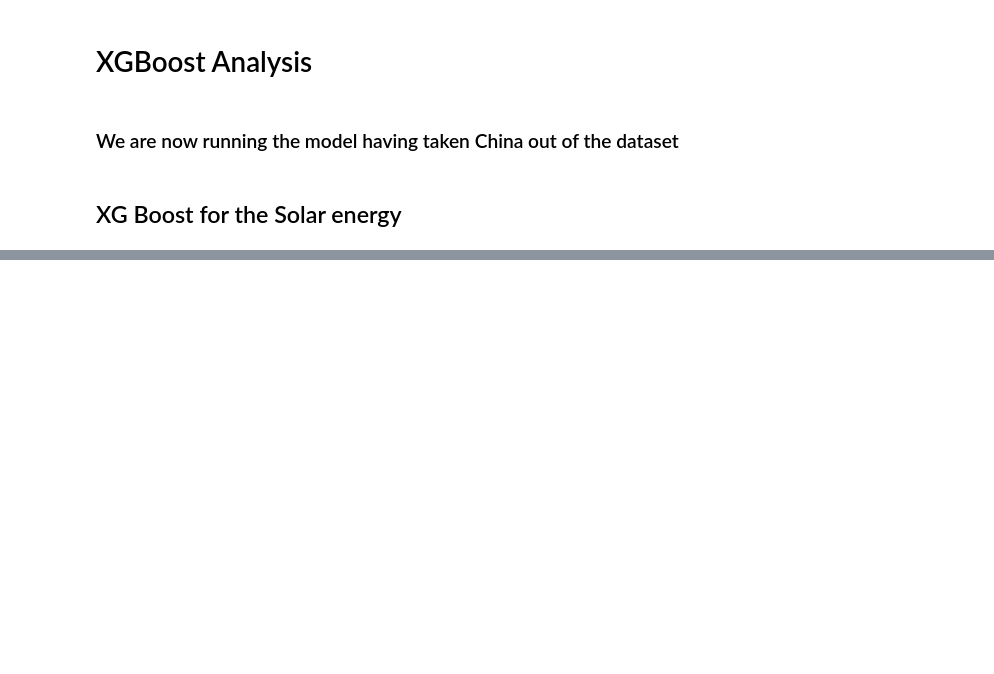
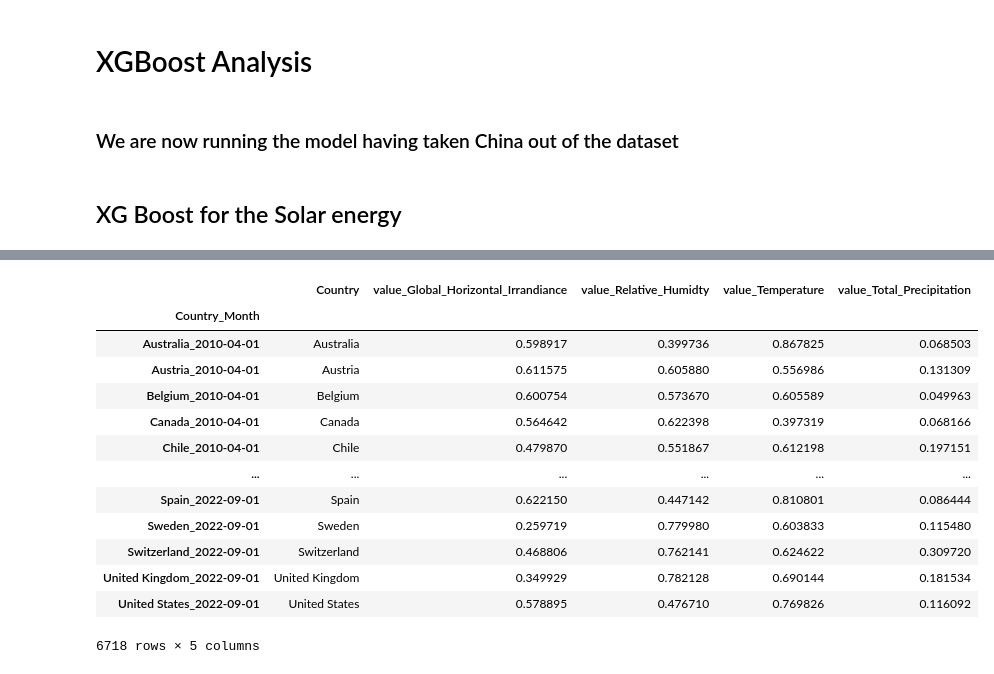
Before and after one commit to VonRiecken/Power-Predict, a Jupyter notebook: notebooks/weather_extraction_20231204.ipynb, the cells around one changed output, grey strips where cells are left out. Saved outputs shown, nothing was run; the diff lists cells and outputs as text; code cells hidden in the pictures; blank space fills up the shorter version.

```diff
--- a/notebooks/weather_extraction_20231204.ipynb
+++ b/notebooks/weather_extraction_20231204.ipynb
@@ -1391,0 +1430,23 @@ plt.show()
+# %%
+# Separating features and target variables
+X = df.drop(['Unnamed: 0', 'Month_year', 'Balance',
+             'Combustible_Renewables', 'Hydro', 'Other_Renewables', 'Solar',
+             'Total_Renewables__Hydro__Geo__Solar__Wind__Other_', 'Wind',
+             'total_sol_wind_hyd', 'value_CDD_18', 'value_CDD_21',
+             'value_HDD_16', 'value_HDD_18', 'value_Heat_index',], axis=1)
+X
+# %% [output]
+|  | Country | value_Global_Horizontal_Irrandiance | value_Relative_Humidty | value_Temperature | value_Total_Precipitation |
+| Country_Month |  |  |  |  |  |
+| Australia_2010-04-01 | Australia | 0.598917 | 0.399736 | 0.867825 | 0.068503 |
+| Austria_2010-04-01 | Austria | 0.611575 | 0.605880 | 0.556986 | 0.131309 |
+| Belgium_2010-04-01 | Belgium | 0.600754 | 0.573670 | 0.605589 | 0.049963 |
+| Canada_2010-04-01 | Canada | 0.564642 | 0.622398 | 0.397319 | 0.068166 |
+| Chile_2010-04-01 | Chile | 0.479870 | 0.551867 | 0.612198 | 0.197151 |
+| ... | ... | ... | ... | ... | ... |
+| Spain_2022-09-01 | Spain | 0.622150 | 0.447142 | 0.810801 | 0.086444 |
+| Sweden_2022-09-01 | Sweden | 0.259719 | 0.779980 | 0.603833 | 0.115480 |
+| Switzerland_2022-09-01 | Switzerland | 0.468806 | 0.762141 | 0.624622 | 0.309720 |
+| United Kingdom_2022-09-01 | United Kingdom | 0.349929 | 0.782128 | 0.690144 | 0.181534 |
+| United States_2022-09-01 | United States | 0.578895 | 0.476710 | 0.769826 | 0.116092 |
+6718 rows × 5 columns
```
Also changed, not shown: parts of 7 cells of this notebook, 14 other files.
